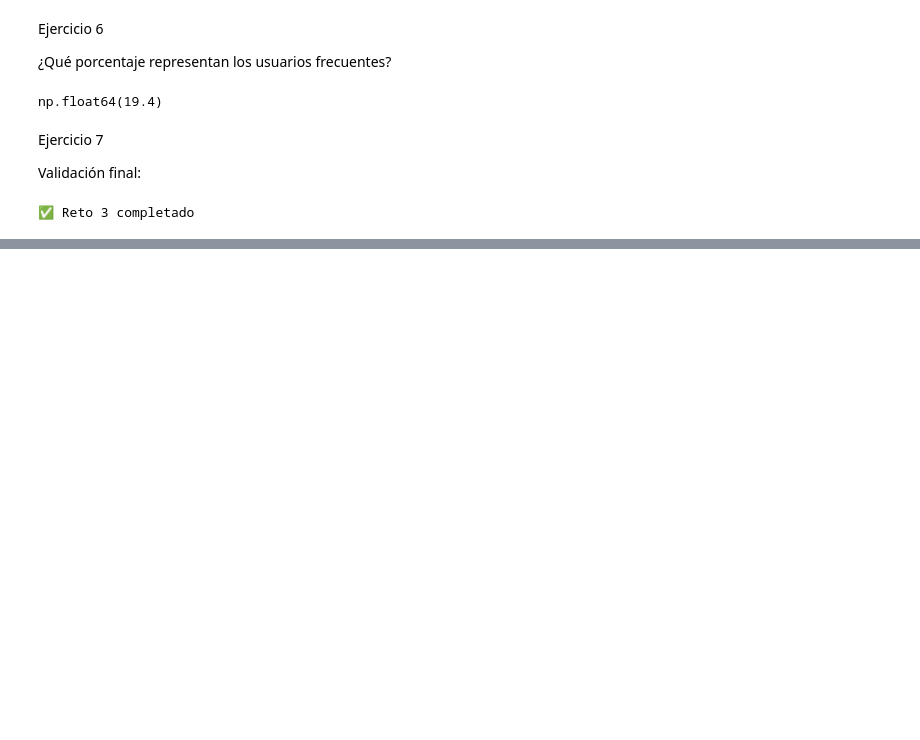
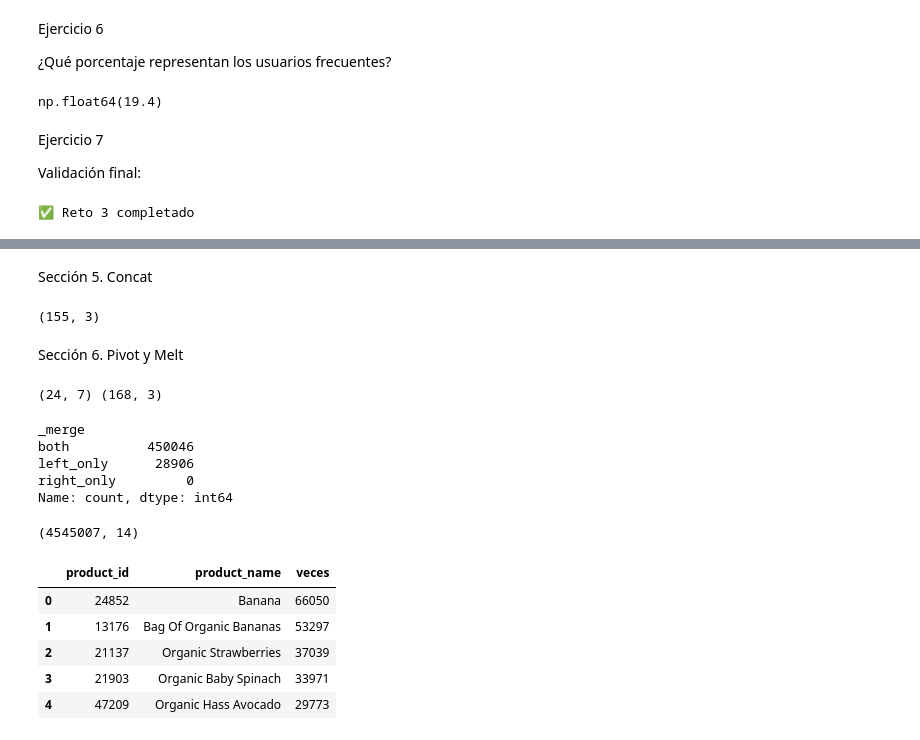
Before and after one commit to KevinMarinGallego/instacart-analisis, a Jupyter notebook: notebooks/pandas_labs.ipynb, the cells around one changed output, grey strips where cells are left out. Saved outputs shown, nothing was run; the diff lists cells and outputs as text; code cells hidden in the pictures; blank space fills up the shorter version.

```diff
--- a/notebooks/pandas_labs.ipynb
+++ b/notebooks/pandas_labs.ipynb
@@ -1199,0 +1340,72 @@ print("✅ Reto 3 completado")
+# %% [markdown]
+Sección 5. Concat
+# %%
+categorias = pd.concat(
+    [
+        aisles.rename(
+            columns={
+                "aisle_id":"id",
+                "aisle":"nombre"
+            }
+        ).assign(tipo="pasillo"),
+
+        departments.rename(
+            columns={
+                "department_id":"id",
+                "department":"nombre"
+            }
+        ).assign(tipo="departamento")
+    ],
+    ignore_index=True
+)
+
+print(categorias.shape)
+# %% [output]
+(155, 3)
+# %% [markdown]
+Sección 6. Pivot y Melt
+# %%
+ancho = orders.pivot_table(
+    index="order_hour_of_day",
+    columns="order_dow",
+    values="order_id",
+    aggfunc="count"
+)
+
+largo = (
+    ancho
+    .reset_index()
+    .melt(
+        id_vars="order_hour_of_day",
+        var_name="order_dow",
+        value_name="pedidos"
+    )
+)
+
+print(
+    ancho.shape,
+    largo.shape
+)
+# %% [output]
+(24, 7) (168, 3)
+# %%
+auditoria["_merge"].value_counts()
+# %% [output]
+_merge
+both          450046
+left_only      28906
+right_only         0
+Name: count, dtype: int64
+# %%
+print(maestra.shape)
+# %% [output]
+(4545007, 14)
+# %%
+top.head()
+# %% [output]
+|  | product_id | product_name | veces |
+| 0 | 24852 | Banana | 66050 |
+| 1 | 13176 | Bag Of Organic Bananas | 53297 |
+| 2 | 21137 | Organic Strawberries | 37039 |
+| 3 | 21903 | Organic Baby Spinach | 33971 |
+| 4 | 47209 | Organic Hass Avocado | 29773 |
```
Also changed, not shown: parts of 58 cells of this notebook, 3 other files.
